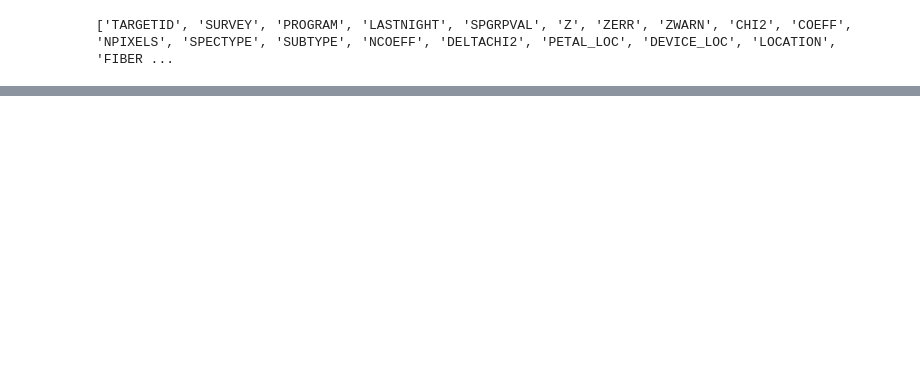
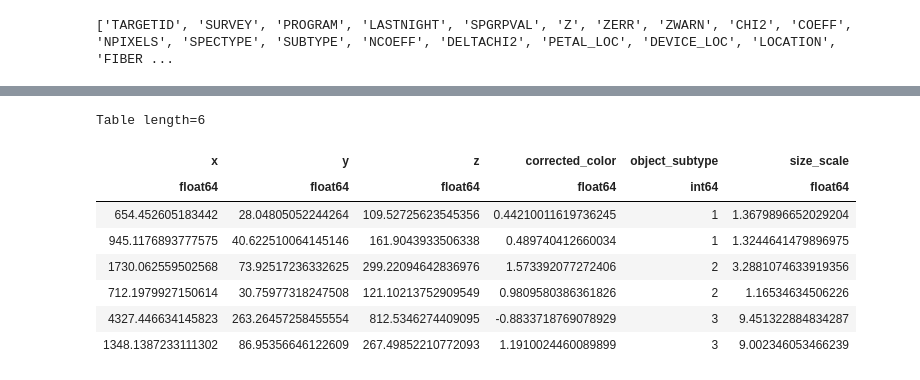
Before and after one commit to KyleDrees/desi-openspace-visualization, a Jupyter notebook: fitstocsv_new.ipynb, the cells around one changed output, grey strips where cells are left out. Saved outputs shown, nothing was run; the diff lists cells and outputs as text; code cells hidden in the pictures; blank space fills up the shorter version.

```diff
--- a/fitstocsv_new.ipynb
+++ b/fitstocsv_new.ipynb
@@ -395,31 +481,54 @@ SUCCESS: Master CSV saved with corrected colors and galaxy subtypes!
 # %%
-# Load the exported CSV back into memory
-print("Loading exported file from hard drive...")
-test_table = Table.read('openspace_assets/desi_catalog_boosted.csv', format='csv')
+# 1. Load the production asset file from disk
+print("Reading production CSV from supercomputer storage drive...")
+production_table = Table.read('openspace_assets/desi_catalog_boosted.csv', format='csv')
 
-# Run the 4-Point Safety Inspection
-print("\n=== RUNNING PRODUCTION FILE INSPECTION ===")
+print("\n==========================================")
+print("=== FINAL OPENSPACE PRODUCTION AUDIT ===")
+print("==========================================")
 
-# Test 1: Data Completeness
-print(f"✅ Total rows successfully written: {len(test_table)}")
+# Audit 1: Row Count Verification
+print(f"✅ Total rows successfully written: {len(production_table):,}")
 
-# Test 2: Column Verification
-required_columns = ['corrected_color', 'object_subtype', 'color_r', 'color_g', 'color_b']
-missing = [col for col in required_columns if col not in test_table.colnames]
-if not missing:
-    print("✅ All custom OpenSpace columns are physically present in the file!")
+# Audit 2: Column Presence Check
+target_cols = ['corrected_color', 'object_subtype', 'size_scale', 'color_r', 'color_g', 'color_b']
+missing_cols = [c for c in target_cols if c not in production_table.colnames]
+if not missing_cols:
+    print("✅ Schema Verification: All custom columns are physically present in the CSV file!")
 else:
-    print(f"❌ WARNING: Missing columns: {missing}")
+    print(f"❌ CRITICAL ERROR: The following columns failed to export: {missing_cols}")
 
-# Test 3: Subtype Distribution
-subtypes, counts = np.unique(test_table['object_subtype'], return_counts=True)
-print("\n--- Value Counts for the Lua Script ---")
+# Audit 3: Size Scaling Bounds Check
+print("\n--- Size Scale Bounds Check ---")
+min_size = np.min(production_table['size_scale'])
+max_size = np.max(production_table['size_scale'])
+print(f"  Minimum size multiplier: {min_size:.2f} (Expected: 1.00)")
+print(f"  Maximum size multiplier: {max_size:.2f} (Expected: 14.00 for top Quasars)")
+
+# Audit 4: Subtype Allocation Check
+subtypes, counts = np.unique(production_table['object_subtype'], return_counts=True)
+print("\n--- Final Subtype Population Counts ---")
 for st, cnt in zip(subtypes, counts):
     label = {1: "Spirals", 2: "Ellipticals", 3: "Quasars"}.get(st, "Unknown")
-    print(f"  Subtype {st} ({label}): {cnt} objects")
+    print(f"  Subtype {st} ({label}): {cnt:,} objects")
 
-# Test 4: Quick Visual Check of the Data Matrix
-print("\n=== SNEAK PEEK OF FIRST 3 ROWS ===")
-print(test_table['x', 'y', 'z', 'corrected_color', 'object_subtype'][:3])
-print("==========================================")
+print("\n=== GENERATING INTERACTIVE MIXED PREVIEW GRID ===")
+print("Extracting a balanced sample of 2 Spirals, 2 Ellipticals, and 2 Quasars...")
+
+# 2. Extract indices for each specific object subtype
+idx_spirals = np.where(production_table['object_subtype'] == 1)[0]
+idx_ellipticals = np.where(production_table['object_subtype'] == 2)[0]
+idx_quasars = np.where(production_table['object_subtype'] == 3)[0]
+
+# 3. Compile our targeted rows (grabbing the first 2 of each flavor)
+curated_indices = []
+if len(idx_spirals) >= 2: curated_indices.extend(idx_spirals[:2])
+if len(idx_ellipticals) >= 2: curated_indices.extend(idx_ellipticals[:2])
+if len(idx_quasars) >= 2: curated_indices.extend(idx_quasars[:2])
+
+# 4. Filter down to only our preview columns and target rows
+preview_grid = production_table['x', 'y', 'z', 'corrected_color', 'object_subtype', 'size_scale'][curated_indices]
+
+# 5. Leave the expression bare at the very bottom to trigger the interactive HTML grid viewer!
+preview_grid
 # %% [output]
@@ -443,0 +554,9 @@ Loading exported file from hard drive...
+Table length=6
+| x | y | z | corrected_color | object_subtype | size_scale |
+| float64 | float64 | float64 | float64 | int64 | float64 |
+| 654.452605183442 | 28.04805052244264 | 109.52725623545356 | 0.44210011619736245 | 1 | 1.3679896652029204 |
+| 945.1176893777575 | 40.622510064145146 | 161.9043933506338 | 0.489740412660034 | 1 | 1.3244641479896975 |
+| 1730.062559502568 | 73.92517236332625 | 299.22094642836976 | 1.573392077272406 | 2 | 3.2881074633919356 |
+| 712.1979927150614 | 30.75977318247508 | 121.10213752909549 | 0.9809580386361826 | 2 | 1.16534634506226 |
+| 4327.446634145823 | 263.26457258455554 | 812.5346274409095 | -0.8833718769078929 | 3 | 9.451322884834287 |
+| 1348.1387233111302 | 86.95356646122609 | 267.49852210772093 | 1.1910024460089899 | 3 | 9.002346053466239 |
```
Also changed, not shown: parts of 12 cells of this notebook.
